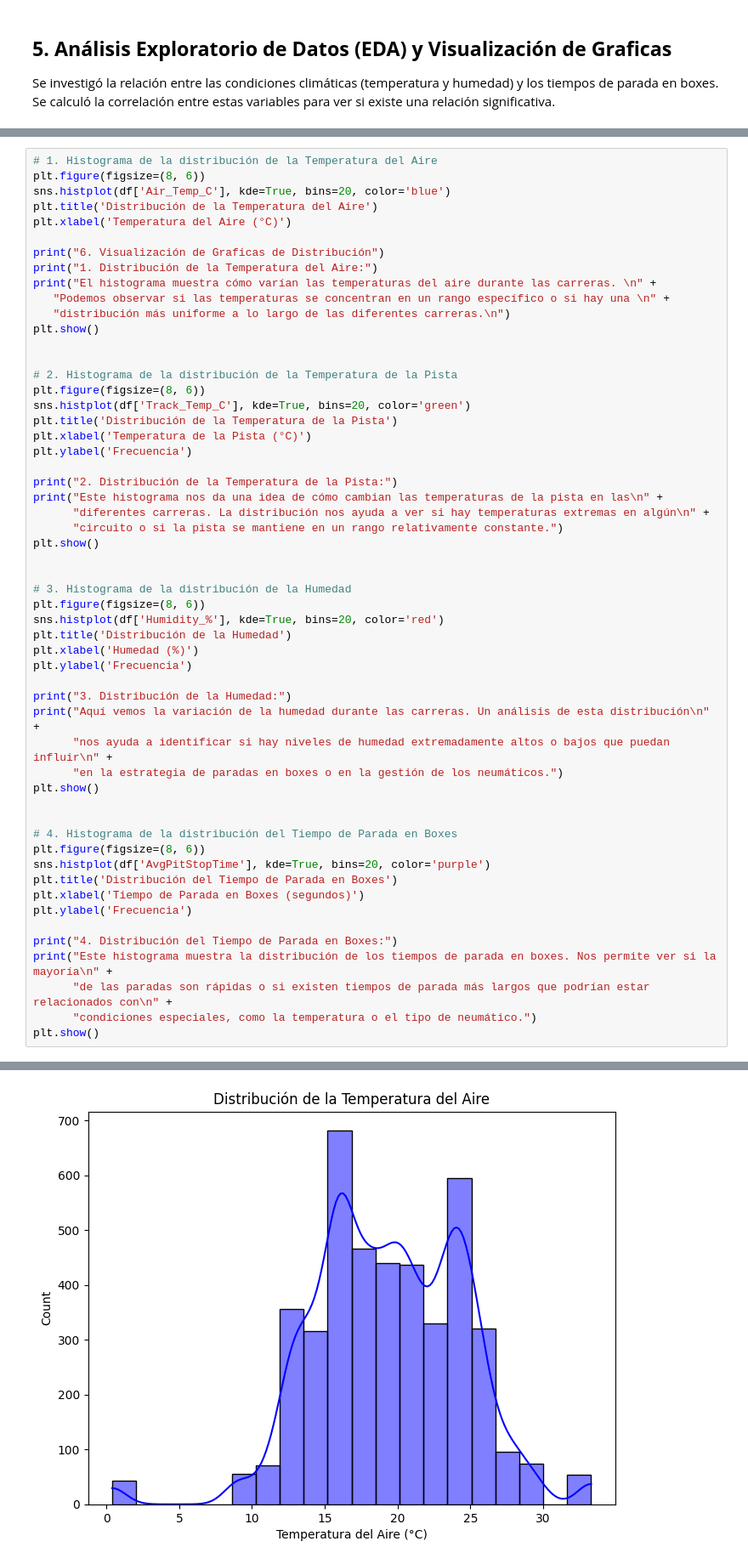
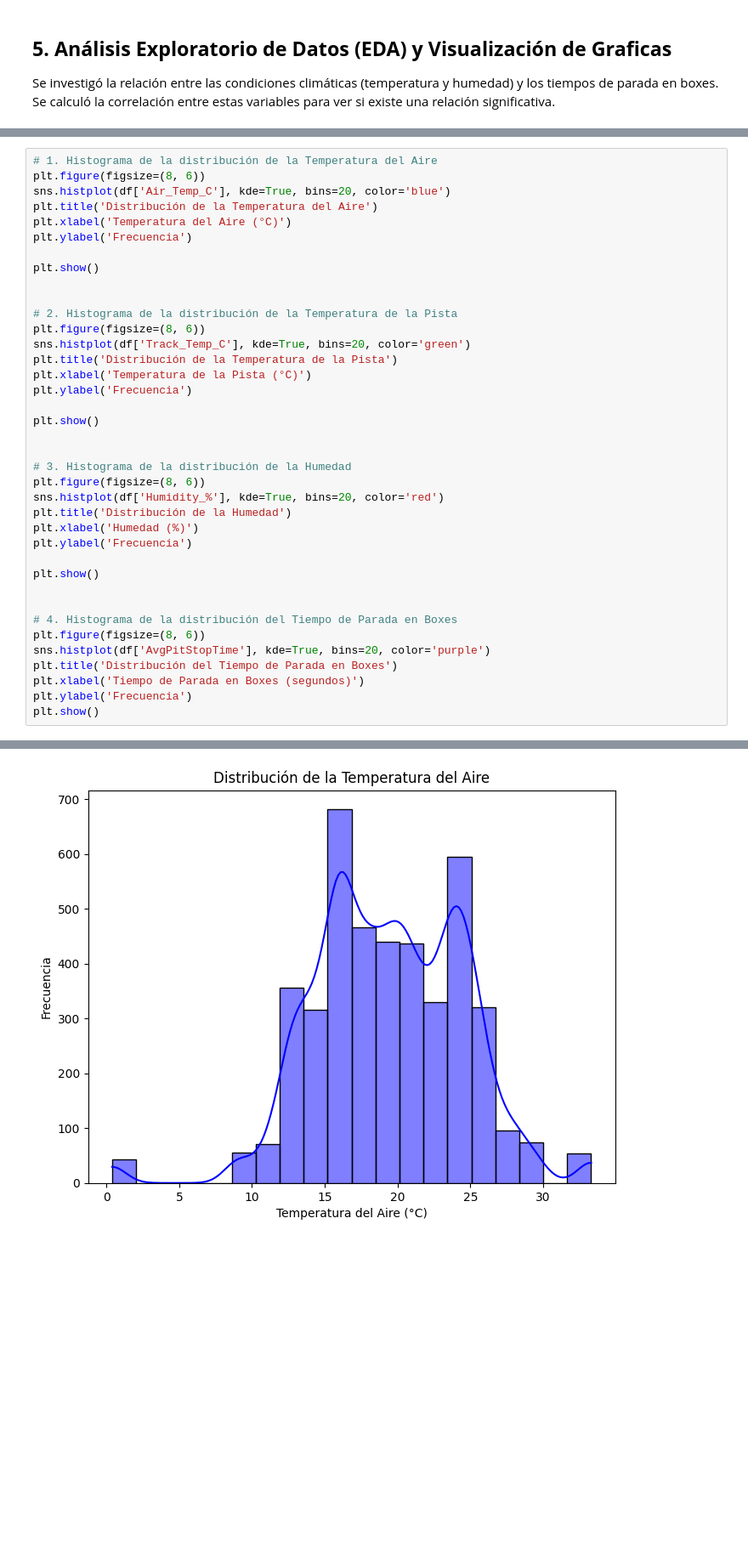
Before and after one commit to QuiliDev/InformeDataScience, a Jupyter notebook: informe.ipynb, the cells around one changed output, grey strips where cells are left out. Shown: that part at 85% size. Saved outputs shown, nothing was run; the diff lists cells and outputs as text; blank space fills up the shorter version.

```diff
--- a/informe.ipynb
+++ b/informe.ipynb
@@ -195,12 +155,8 @@ plt.figure(figsize=(8, 6))
 sns.histplot(df['Air_Temp_C'], kde=True, bins=20, color='blue')
 plt.title('Distribución de la Temperatura del Aire')
 plt.xlabel('Temperatura del Aire (°C)')
+plt.ylabel('Frecuencia')
 
-print("6. Visualización de Graficas de Distribución")
-print("1. Distribución de la Temperatura del Aire:")
-print("El histograma muestra cómo varían las temperaturas del aire durante las carreras. \n" +
-   "Podemos observar si las temperaturas se concentran en un rango específico o si hay una \n" +
-   "distribución más uniforme a lo largo de las diferentes carreras.\n")
 plt.show()
 
 
@@ -211,10 +167,6 @@ plt.title('Distribución de la Temperatura de la Pista')
 plt.xlabel('Temperatura de la Pista (°C)')
 plt.ylabel('Frecuencia')
 
-print("2. Distribución de la Temperatura de la Pista:")
-print("Este histograma nos da una idea de cómo cambian las temperaturas de la pista en las\n" +
-      "diferentes carreras. La distribución nos ayuda a ver si hay temperaturas extremas en algún\n" +
-      "circuito o si la pista se mantiene en un rango relativamente constante.")
 plt.show()
 
 
@@ -225,10 +177,6 @@ plt.title('Distribución de la Humedad')
 plt.xlabel('Humedad (%)')
 plt.ylabel('Frecuencia')
 
-print("3. Distribución de la Humedad:")
-print("Aquí vemos la variación de la humedad durante las carreras. Un análisis de esta distribución\n" +
-      "nos ayuda a identificar si hay niveles de humedad extremadamente altos o bajos que puedan influir\n" +
-      "en la estrategia de paradas en boxes o en la gestión de los neumáticos.")
 plt.show()
 
 
@@ -238,10 +186,5 @@ sns.histplot(df['AvgPitStopTime'], kde=True, bins=20, color='purple')
 plt.title('Distribución del Tiempo de Parada en Boxes')
 plt.xlabel('Tiempo de Parada en Boxes (segundos)')
 plt.ylabel('Frecuencia')
-
-print("4. Distribución del Tiempo de Parada en Boxes:")
-print("Este histograma muestra la distribución de los tiempos de parada en boxes. Nos permite ver si la mayoría\n" +
-      "de las paradas son rápidas o si existen tiempos de parada más largos que podrían estar relacionados con\n" +
-      "condiciones especiales, como la temperatura o el tipo de neumático.")
 plt.show()
 # %% [output]
@@ -253 +191 @@ distribución más uniforme a lo largo de las diferentes carreras.
-[figure, old version]
+[figure, new version]
```
Also changed, not shown: parts of 2 cells of this notebook.
